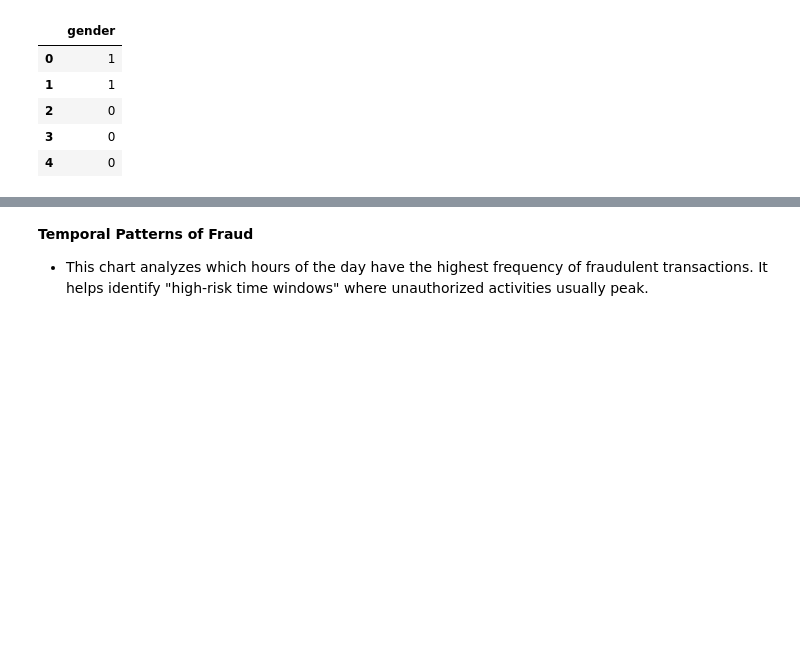
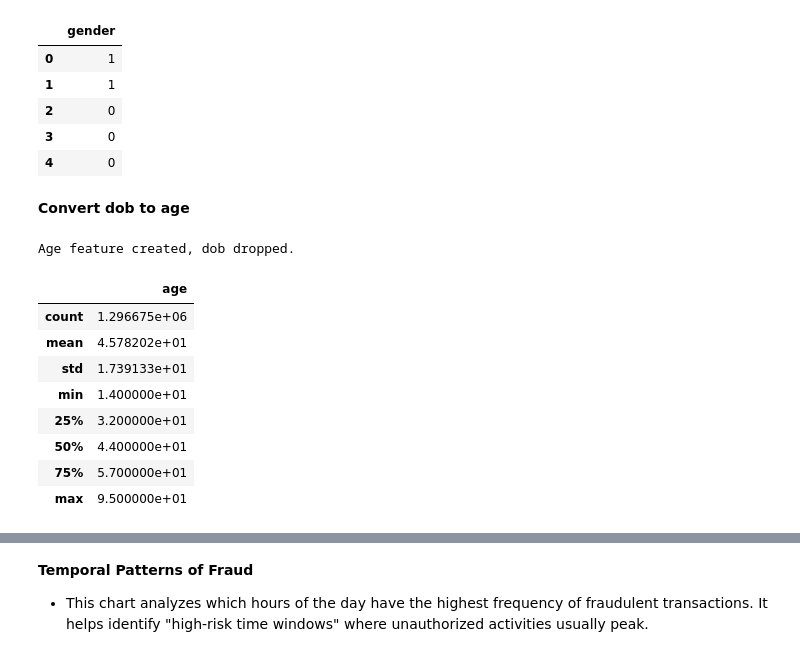
Before and after one commit to Lama-Alfaifi/fraud-detection-anomaly-ai, a Jupyter notebook: 02_data_cleaning.ipynb, the cells around one changed output, grey strips where cells are left out. Saved outputs shown, nothing was run; the diff lists cells and outputs as text; code cells hidden in the pictures; blank space fills up the shorter version.

```diff
--- a/02_data_cleaning.ipynb
+++ b/02_data_cleaning.ipynb
@@ -153,3 +152,24 @@ df_clean[['gender']].head() #show as table
 | 2 | 0 |
 | 3 | 0 |
 | 4 | 0 |
+# %% [markdown]
+**Convert dob to age**
+# %%
+df_clean['dob'] = pd.to_datetime(df_clean['dob'])
+reference_date = pd.to_datetime('2020-01-01')
+df_clean['age'] = (reference_date - df_clean['dob']).dt.days // 365
+
+df_clean = df_clean.drop(columns=['dob'], errors='ignore')
+print('Age feature created, dob dropped.')
+df_clean[['age']].describe()
+# %% [output]
+Age feature created, dob dropped.
+|  | age |
+| count | 1.296675e+06 |
+| mean | 4.578202e+01 |
+| std | 1.739133e+01 |
+| min | 1.400000e+01 |
+| 25% | 3.200000e+01 |
+| 50% | 4.400000e+01 |
+| 75% | 5.700000e+01 |
+| max | 9.500000e+01 |
```
Also changed, not shown: parts of 9 cells of this notebook.
